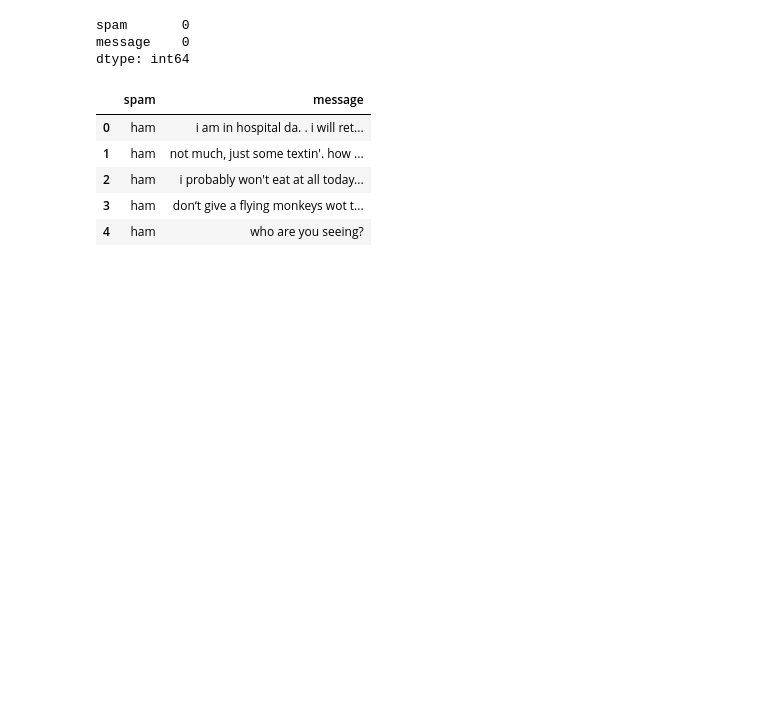
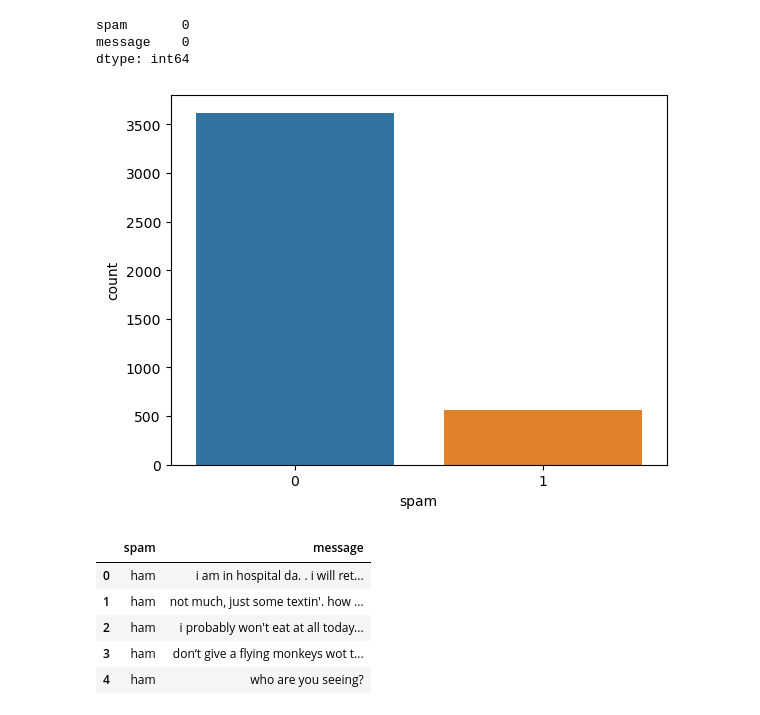
Before and after one commit to Gilbert93520/Neural-Network-SMS-Text-Classifier, a Jupyter notebook: fcc_sms_text_classification.ipynb, the cells around one changed output. Cells and saved outputs as stored; diff of their text form; code cells hidden in the pictures; blank space fills up the shorter version.

```diff
--- a/fcc_sms_text_classification.ipynb
+++ b/fcc_sms_text_classification.ipynb
@@ -84,6 +84,19 @@ train_data.isnull().sum()
 spam       0
 message    0
 dtype: int64
+# %%
+"""
+for a better understanding, plot these counts
+
+* the number of ham is much more than that of spam!
+* the dataset is imbalanced...
+"""
+import seaborn as sns
+
+sns.countplot(x='spam', data=train_data)
+plt.show()
+# %% [output]
+[figure, added]
 # %%
 test_data = pd.read_table(test_file_path, header=None, names=["spam", "message"])
 test_data.head()
```
Also changed, not shown: parts of 1 cell of this notebook.
